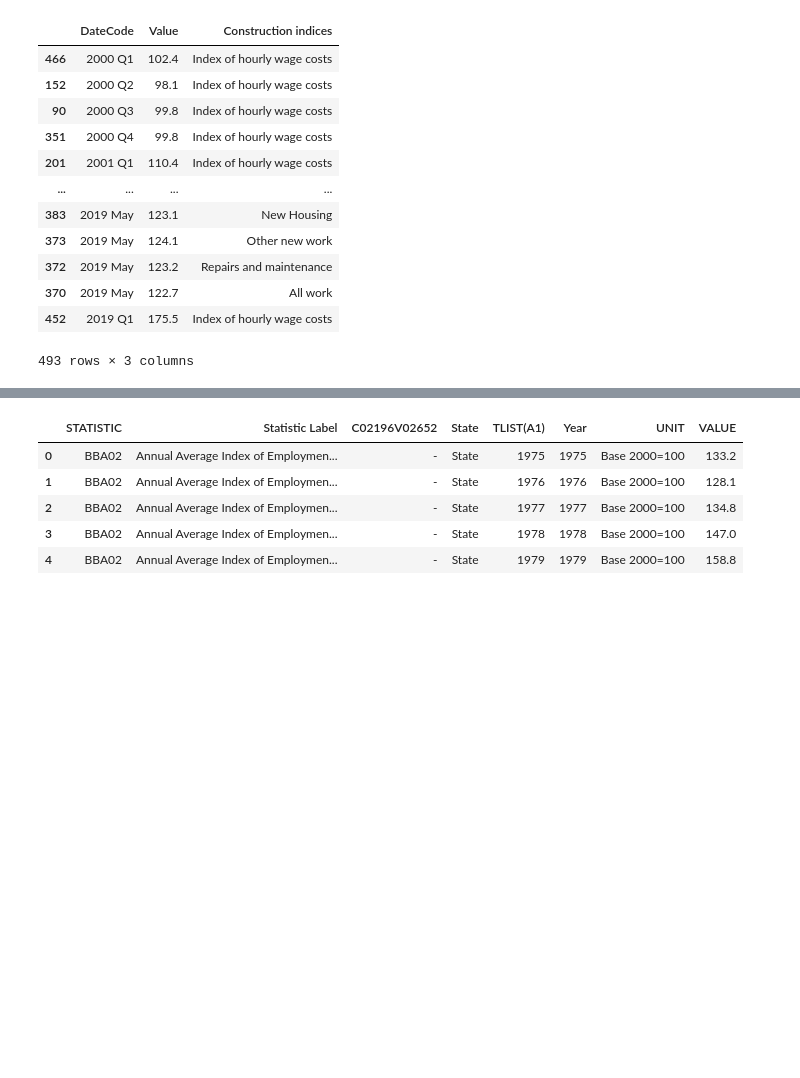
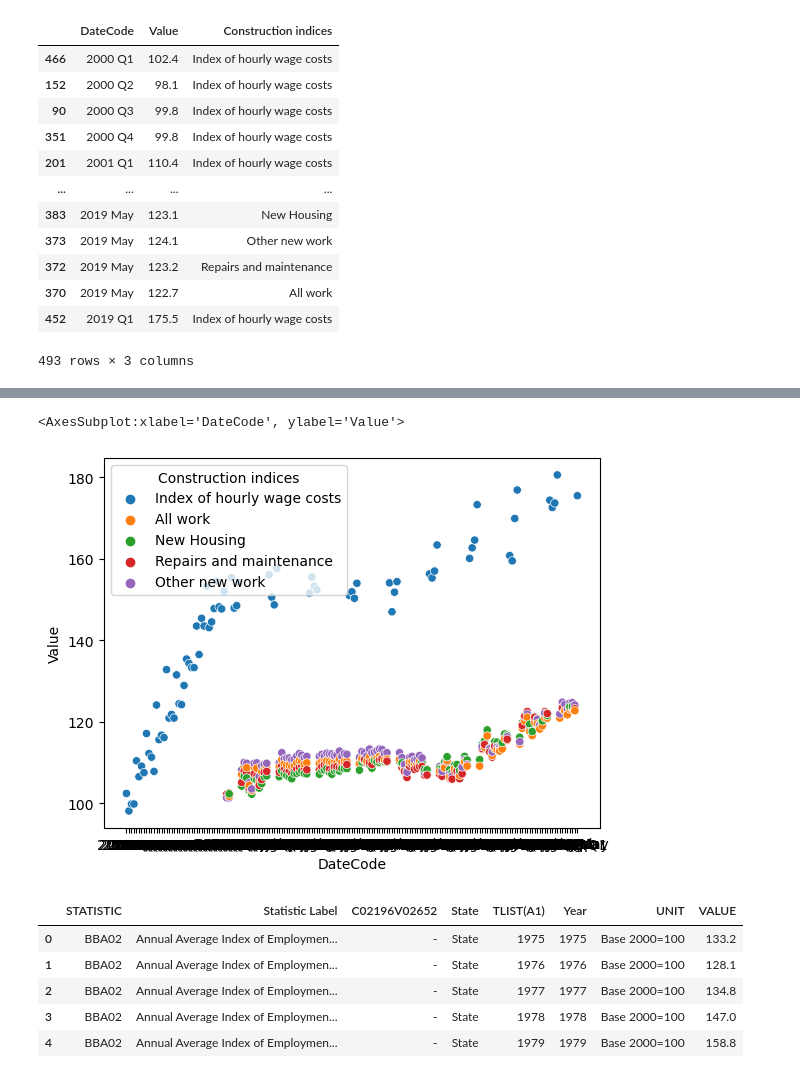
Before and after one commit to rachelhurleycct/CA2, a Jupyter notebook: CA2.ipynb, the cells around one changed output, grey strips where cells are left out. Cells and saved outputs as stored; diff of their text form; code cells hidden in the pictures; blank space fills up the shorter version.

```diff
--- a/CA2.ipynb
+++ b/CA2.ipynb
@@ -577,3 +621,8 @@ df5
+# %%
+sns.scatterplot(data=df5, x='DateCode', y='Value', hue='Construction indices')
+# %% [output]
+<AxesSubplot:xlabel='DateCode', ylabel='Value'>
+[figure, added]
 # %%
 df6=pd.read_csv("BBA02.20230428105548.csv")
 # %%
```
Also changed, not shown: parts of 111 cells of this notebook.
